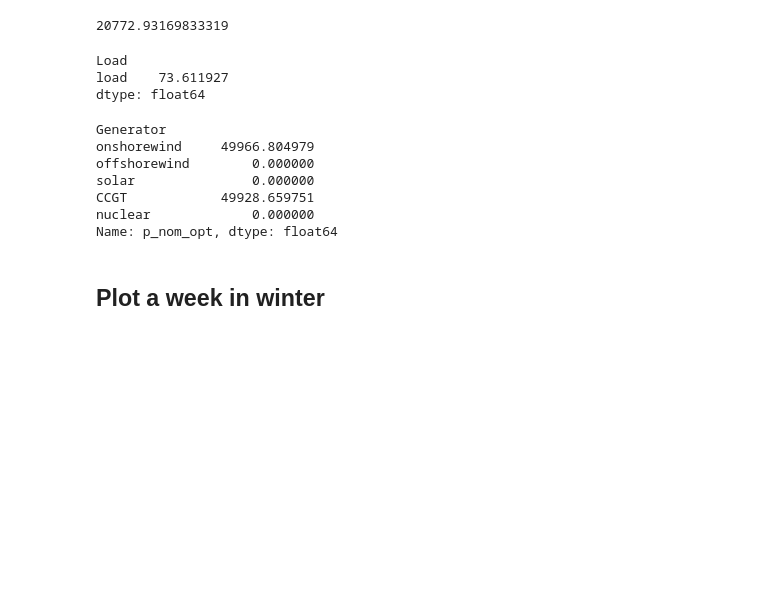
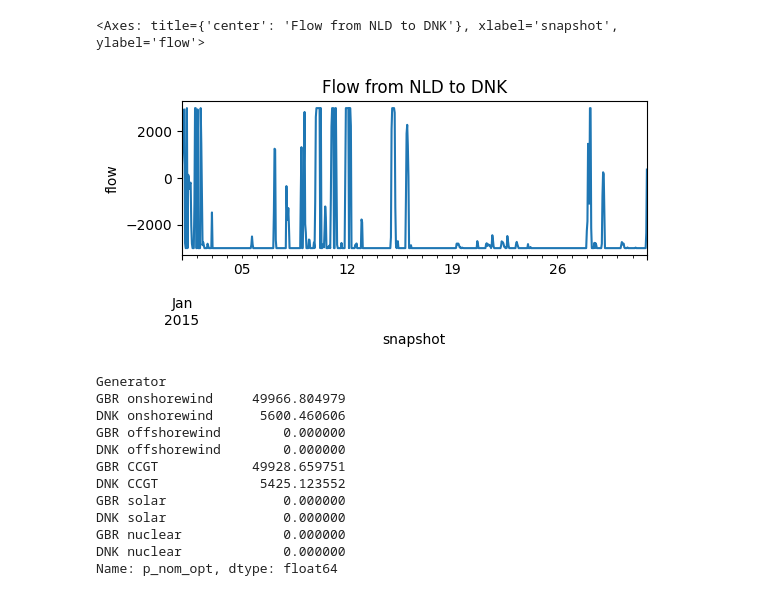
Before and after one commit to CarlosFdHL/ieg_project, a Jupyter notebook: Hmodel.ipynb, the cells around one changed output. Drawn from its saved outputs; the diff is of its cells as text; code cells hidden in the pictures; blank space fills up the shorter version.

Commit message:
Hmodel and improvement in time series plots in Amodel

```diff
--- a/Hmodel.ipynb
+++ b/Hmodel.ipynb
@@ -183,0 +50,21 @@ network.generators_t.p_max_pu
+# %%
+n = pypsa.Network()
+n.set_snapshots(hours_in_2015.tz_convert(None))
+
+n.add("Carrier", "gas", co2_emissions=0.19) # in t_CO2/MWh_th
+n.add("Carrier", "onshorewind")
+n.add("Carrier", "offshorewind")
+n.add("Carrier", "nuclear")
+n.add("Carrier","solar")
+n.add("Carrier","heat")
+
+
+ # CAPEX values for different technologies (in €/MW)
+offshoreWind_capex = 2.8e6
+onshoreWind_capex = 1.4e6
+solar_capex = 628e3
+ccgt_capex = 1.04e6
+nuclear_capex = 11.08e6
+electrolyzer_capex = 350e3
+h2_tank_capex = 8.4e3
+fuel_cell_capex = 339e3
@@ -183,0 +186,18 @@ network.generators_t.p_max_pu
+# %%
+
+# Add Viking link
+viking_link_length = 765 # in km
+capex_viking_link = 1.1186928104575162 # in €/MW
+n.add("Link",
+      "Viking Link",
+      bus0="GBR",
+      bus1="DNK",
+      p_nom = 3000,#1400, # in MW
+      p_min_pu=-1, # negative flow possible (import from DNK to GBR)
+      p_max_pu=1, # positive flow possible (export from GBR to DNK)
+      r = 1,
+      x = 1,
+      length = viking_link_length, # in km
+      capital_cost = capex_viking_link,  # in €/MW
+      overwrite=True
+)
@@ -219,23 +247,21 @@ INFO:pypsa.optimization.optimize:The shadow-prices of the constraints Generator-
 ('ok', 'optimal')
-# %%
-print(network.objective/1000000) #in 10^6 €
-# %% [output]
-20772.93169833319
-# %%
-print(network.objective/network.loads_t.p.sum()) # EUR/MWh
-# %% [output]
-Load
-load    73.611927
-dtype: float64
+# %%
+n.links_t.p0.loc["2015-01", "Viking Link"].plot(figsize=(6, 2), ylabel="flow", title="Flow from NLD to DNK")
+# %% [output]
+<Axes: title={'center': 'Flow from NLD to DNK'}, xlabel='snapshot', ylabel='flow'>
+[figure, added]
 # %%
-network.generators.p_nom_opt # in MW
+n.generators.p_nom_opt
 # %% [output]
 Generator
-onshorewind     49966.804979
-offshorewind        0.000000
-solar               0.000000
-CCGT            49928.659751
-nuclear             0.000000
+GBR onshorewind     49966.804979
+DNK onshorewind      5600.460606
+GBR offshorewind        0.000000
+DNK offshorewind        0.000000
+GBR CCGT            49928.659751
+DNK CCGT             5425.123552
+GBR solar               0.000000
+DNK solar               0.000000
+GBR nuclear             0.000000
+DNK nuclear             0.000000
 Name: p_nom_opt, dtype: float64
-# %% [markdown]
-<h2>Plot a week in winter</h2>
```
Also changed, not shown: parts of 34 cells of this notebook, 1 other file.
